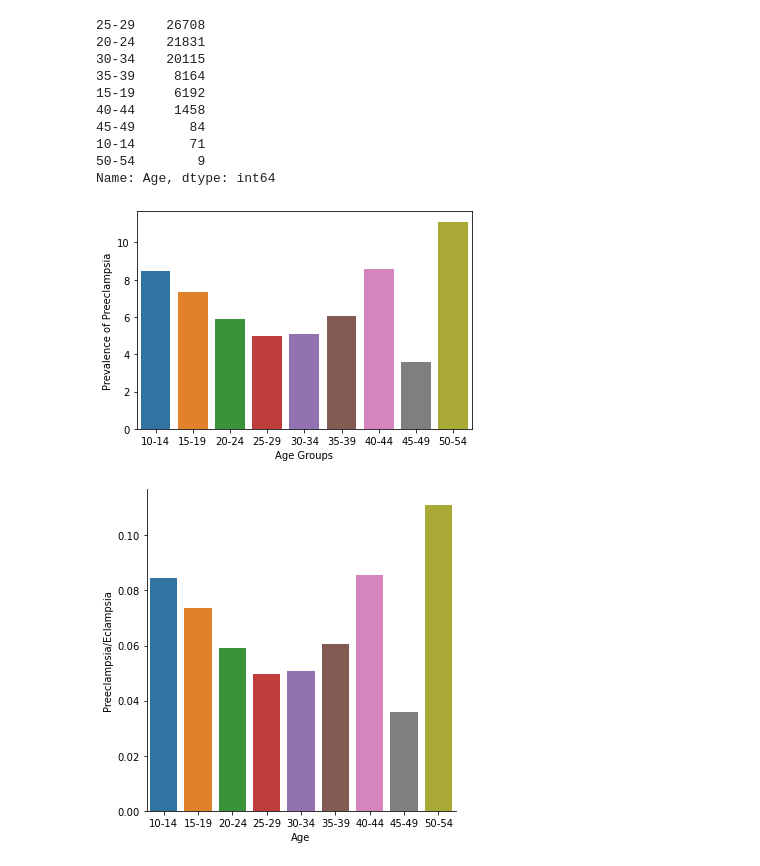
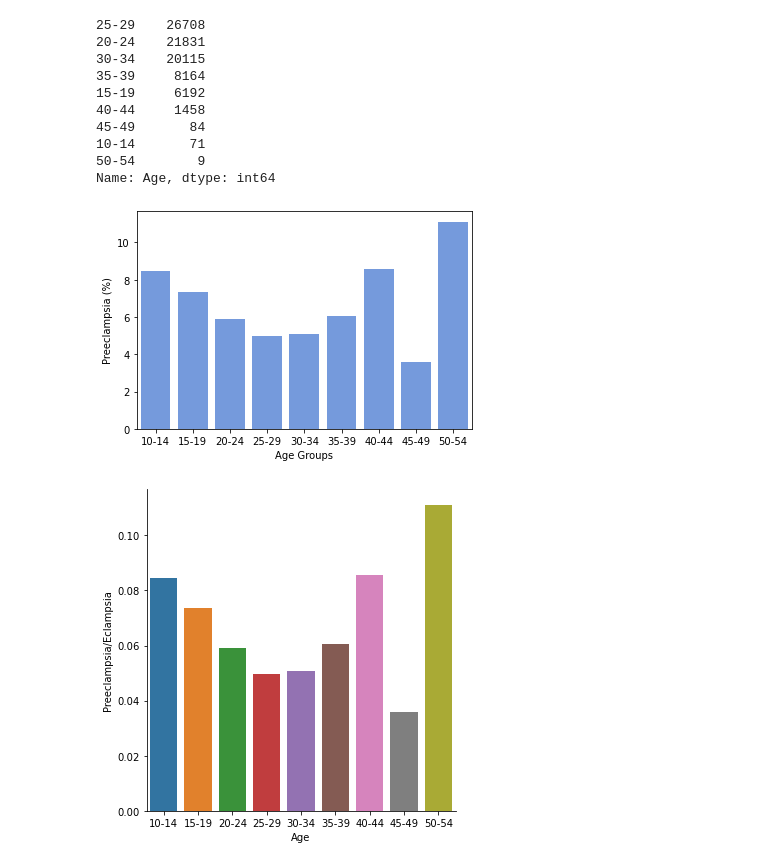
Before and after one commit to rachellb/Bennett_OUDSA5900, a Jupyter notebook: Descriptions/Oklahoma Descriptions.ipynb, the cells around one changed output. Cells and saved outputs as stored; diff of their text form; code cells hidden in the pictures.

```diff
--- a/Descriptions/Oklahoma Descriptions.ipynb
+++ b/Descriptions/Oklahoma Descriptions.ipynb
@@ -265,11 +256,16 @@ diseaseDictionary[
     'Congenital abnormalities of the uterus including those complicating pregnancy, childbirth, or the puerperium'] = [
     'O34', 'O340']
 diseaseDictionary['Multiple Gestations'] = ['O30']
+diseaseDictionary['Fetal Growth Restriction'] = ['P059']
+diseaseDictionary['Asthma'] = ['J45']
+
 diseaseDictionary['Inadequate Prenatal Care'] = ['O093']
 diseaseDictionary['Periodontal disease'] = ['E08630', 'E09630', 'E10630', 'E11630', '13630', 'K05', 'K06',
                                             'K08129']
 diseaseDictionary['Intrauterine Death'] = ['O364']
 diseaseDictionary['Obstructive Sleep Apnea'] = ['G4733']
+diseaseDictionary['Other cardiovascular diseases complicating pregnancy and childbirth or the puerperium'] = [
+            'O9943']
 diseaseDictionary['Sickle cell disease'] = ['D57']
 diseaseDictionary['Thyroid Disease'] = ['E00', 'E01', 'E02', 'E03', 'E04', 'E05', 'E06', 'E07']
 diseaseDictionary['Preeclampsia/Eclampsia'] = ['O14', 'O15']
@@ -536,11 +525,11 @@ data.Age.value_counts()
 50-54        9
 Name: Age, dtype: int64
 # %%
-ax = sns.barplot(x=ageGroup.index, y=ageGroup.values)
-ax.set(xlabel='Age Groups',ylabel='Prevalence of Preeclampsia')
+ax = sns.barplot(x=ageGroup.index, y=ageGroup.values, color='cornflowerblue')
+ax.set(xlabel='Age Groups',ylabel='Preeclampsia (%)')
 plt.savefig('agemapOklahoma.png', dpi=400, bbox_inches = "tight")
 # %% [output]
-[figure, old version]
+[figure, new version]
 # %%
 category_order = ['10-14', '15-19', '20-24', '25-29', '30-34','35-39','40-44','45-49','50-54']
 figure = sns.catplot(x='Age',y='Preeclampsia/Eclampsia', data=data, kind='bar', ci=None,order=category_order)
```
Also changed, not shown: parts of 8 cells of this notebook, 3 other files.
